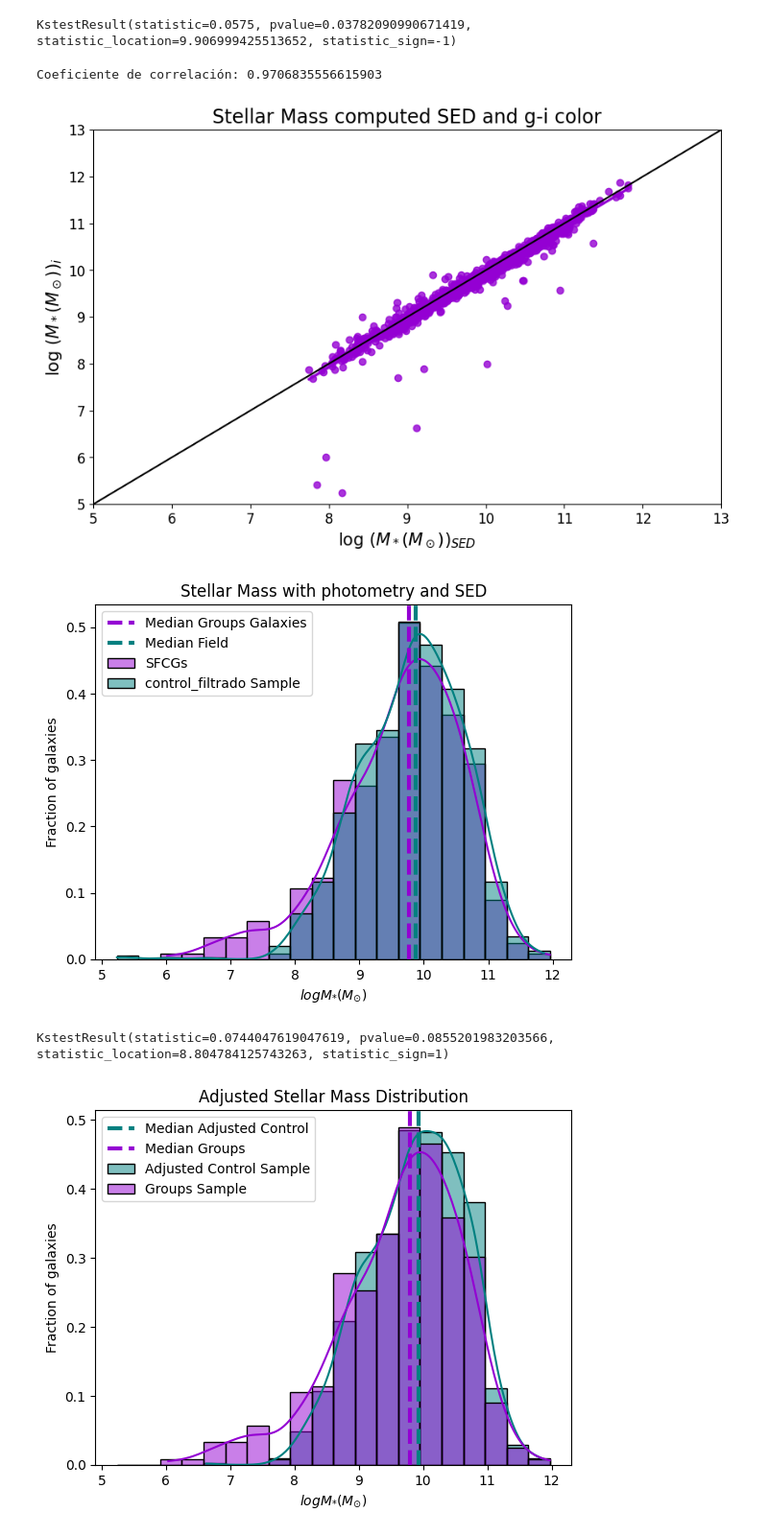
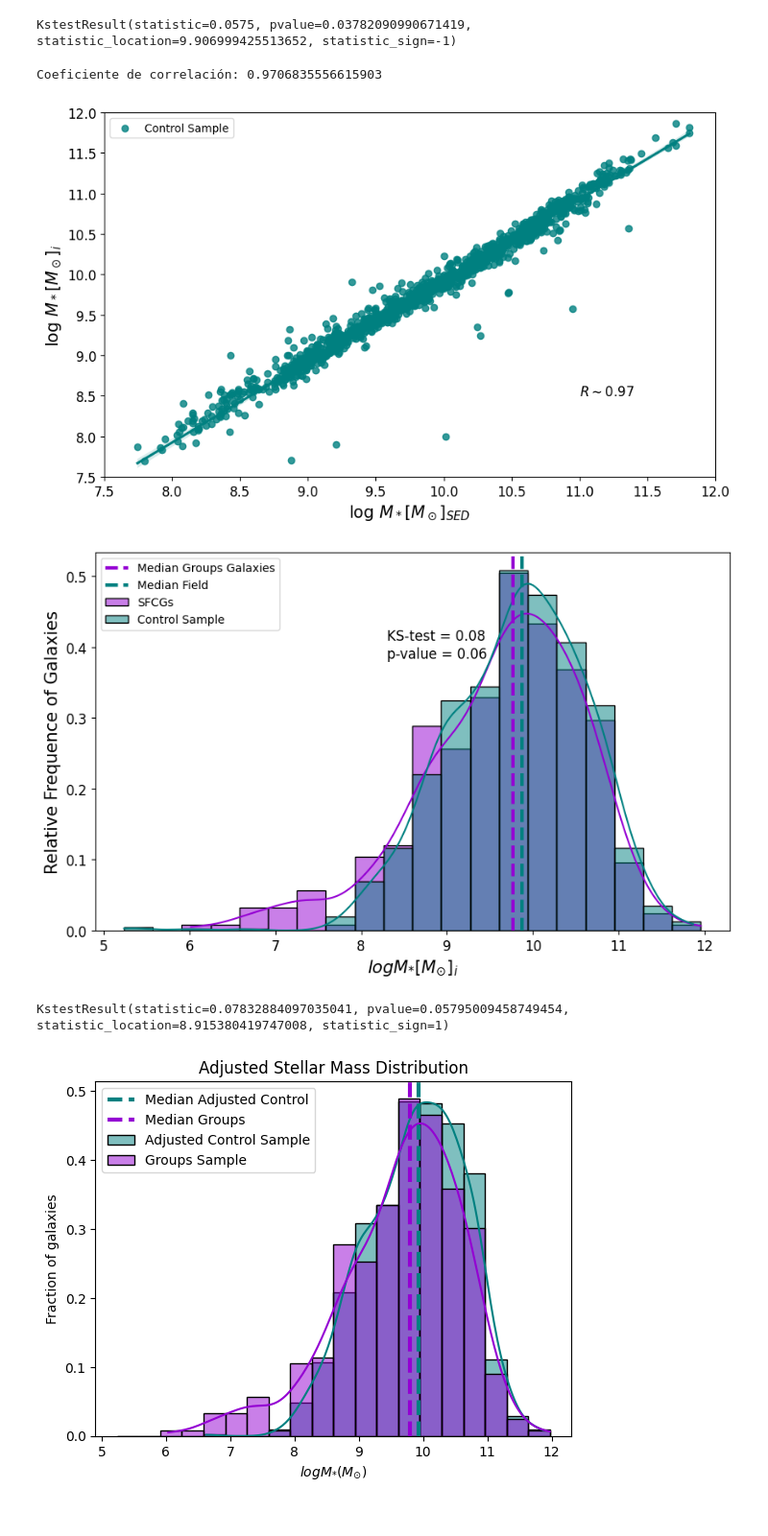
Before and after one commit to Siortiz/MorphoLS, a Jupyter notebook: Analysis/Masas.ipynb, the cells around one changed output. Shown at 96% size. Cells and saved outputs as stored; diff of their text form; code cells hidden in the pictures.

```diff
--- a/Analysis/Masas.ipynb
+++ b/Analysis/Masas.ipynb
@@ -63,3 +83,6 @@ control_filtrado = control[~indices_originales]
 #control_filtrado.add_column(Column(indices, name='index'))
 control_filtrado
 control_filtrado.write('Control_Sample_1200.csv', format='csv', overwrite=True)
+# %%
+control_filtrado = Table.read('Control_Sample_1200.csv', format='ascii')
+control_filtrado
@@ -103,38 +146,39 @@ print(masas_control_sed, masas_control_phot)
 # %%
 # Verificar y limpiar los datos
 valid_indices = np.isfinite(masas_control_filtrado_phot) & np.isfinite(masas_control_filtrado_sed)
 data1_clean = masas_control_filtrado_sed[valid_indices]
 data2_clean = masas_control_filtrado_phot[valid_indices]
 
 # Calcular el coeficiente de correlación solo si hay datos válidos
 if len(data1_clean) > 0 and len(data2_clean) > 0:
     correlation_coefficient = np.corrcoef(data1_clean, data2_clean)[0, 1]
     print("Coeficiente de correlación:", correlation_coefficient)
 else:
     print("No hay suficientes datos válidos para calcular el coeficiente de correlación.")
 
 # Configurar la figura y el tamaño
 plt.figure(figsize=(10, 6))
 
 # Graficar la regresión lineal
-sns.regplot(x=data1_clean, y=data2_clean, color='darkviolet')
-x_id = np.linspace(5, 13, 10)
-plt.plot(x_id, x_id, color='black')
+sns.regplot(x=data1_clean, y=data2_clean, color='teal', label='Control Sample')
+plt.annotate("$R \sim 0.97$", xy=(11, 8.5), xytext=(11, 8.5), fontsize=12, color='black')
+#x_id = np.linspace(5, 13, 10)
+#plt.plot(x_id, x_id, color='black')
 # Configurar etiquetas de los ejes
 plt.xticks(size=12)
 plt.yticks(size=12)
-plt.xlim(5, 13)
-plt.ylim(5, 13)
+plt.xlim(7.5, 12)
+plt.ylim(7.5, 12)
 
-plt.xlabel('log ($M_*(M_\odot))_{SED}$', size=15)
-plt.ylabel('log ($M_*(M_\odot))_i$', size=15)
-plt.title('Stellar Mass computed SED and g-i color', size=17)
-
+plt.xlabel('log $M_*[M_\odot]_{SED}$', size=15)
+plt.ylabel('log $M_*[M_\odot]_i$', size=15)
+#plt.title('$log M_{*}$ with SED and color for Control Sample Galaxies', size=17)
+plt.legend()
 # Mostrar el gráfico
 plt.show()
 # %% [output]
 Coeficiente de correlación: 0.9706835556615903
-[figure, old version]
+[figure, new version]
 # %%
 masas_control_filtrado_phot = control_filtrado['stellar_mass_phot_i'][control_filtrado['stellar_mass']>0]
 masas_grupos = grupos['stellar_mass_phot_i']
@@ -142,9 +186,9 @@ masas_grupos = grupos['stellar_mass_phot_i']
 bin_edges = np.linspace(min(masas_control_filtrado_phot.min(), masas_grupos.min()),
                         max(masas_control_filtrado_phot.max(), masas_grupos.max()),
                         21)
-
+plt.figure(figsize=(10, 6))
 sns.histplot(masas_grupos, kde=True, stat='density', alpha=0.5, bins=bin_edges, color='darkviolet', label='SFCGs')
-sns.histplot(masas_control_filtrado_phot, kde=True, stat='density', alpha=0.5, bins=bin_edges, color='teal', label='control_filtrado Sample')
+sns.histplot(masas_control_filtrado_phot, kde=True, stat='density', alpha=0.5, bins=bin_edges, color='teal', label='Control Sample')
 
 # Calcular medianas
 median_x = np.nanmedian(masas_grupos)
@@ -154,18 +198,24 @@ median_x_2 = np.nanmedian(masas_control_filtrado_phot)
 plt.axvline(median_x, color='darkviolet', linestyle='--', linewidth=3, label='Median Groups Galaxies')
 plt.axvline(median_x_2, color='teal', linestyle='--', linewidth=3, label='Median Field')
 
+plt.xticks(size=12)
+plt.yticks(size=12)
+plt.annotate("KS-test = 0.08", xy=(8.3, 0.41), xytext=(8.3, 0.41), fontsize=12, color='black')
+plt.annotate("p-value = 0.06", xy=(8.3, 0.385), xytext=(8.3, 0.385), fontsize=12, color='black')
+
+
 # Etiquetas y título
-plt.xlabel('$log M_{*}(M_{\odot})$')
-plt.ylabel('Fraction of galaxies')
-plt.title('Stellar Mass with photometry and SED')
+plt.xlabel('$log M_{*}[M_{\odot}]_{i}$', size=15)
+plt.ylabel('Relative Frequence of Galaxies', size=15)
+#plt.title('Stellar Mass for SFCGs and Control Sample Galaxies', size=17)
 plt.legend()
 plt.show()
 # %% [output]
-[figure, old version]
+[figure, new version]
 # %%
 ks_2samp(masas_grupos, masas_control_filtrado_phot)
 # %% [output]
-KstestResult(statistic=0.0744047619047619, pvalue=0.0855201983203566, statistic_location=8.804784125743263, statistic_sign=1)
+KstestResult(statistic=0.07832884097035041, pvalue=0.05795009458749454, statistic_location=8.915380419747008, statistic_sign=1)
 # %%
 import numpy as np
 import seaborn as sns
```
Also changed, not shown: parts of 4 cells of this notebook, 47 other files.
